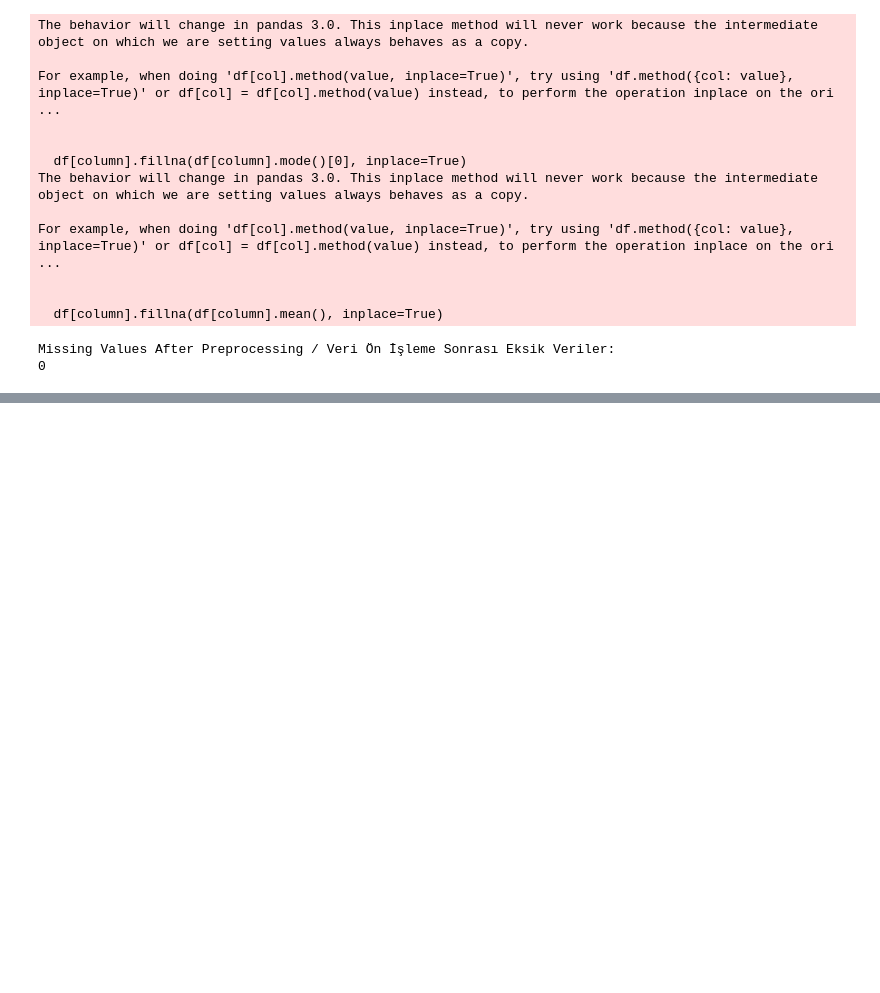
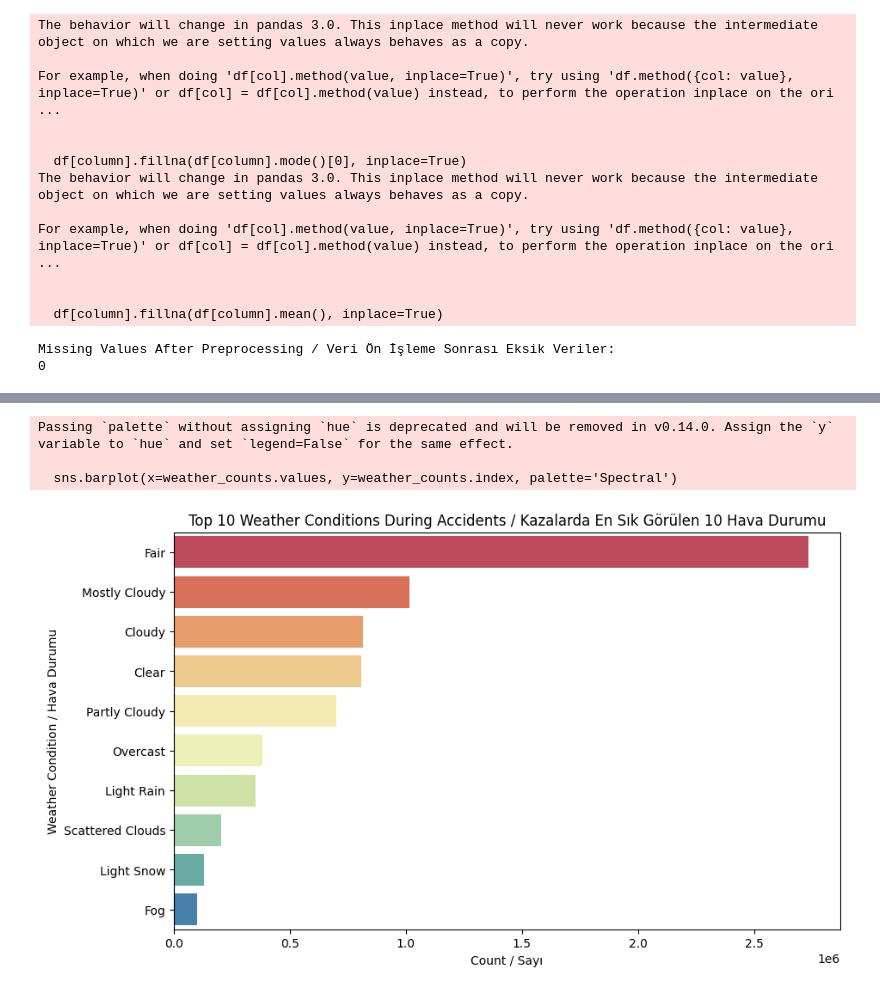
Before and after one commit to burakbasher/team12-Accident-Probability, a Jupyter notebook: DataMining.ipynb, the cells around one changed output, grey strips where cells are left out. Saved outputs shown, nothing was run; the diff lists cells and outputs as text; code cells hidden in the pictures; blank space fills up the shorter version.

```diff
--- a/DataMining.ipynb
+++ b/DataMining.ipynb
@@ -191,0 +234,15 @@ Missing Values After Preprocessing / Veri Ön İşleme Sonrası Eksik Veriler:
+# %%
+# Analyze accidents based on weather conditions
+# Hava koşullarına göre kazaları analiz edin
+weather_counts = df['Weather_Condition'].value_counts().head(10)  # Top 10 weather conditions / İlk 10 hava durumu
+plt.figure(figsize=(10, 6))
+sns.barplot(x=weather_counts.values, y=weather_counts.index, palette='Spectral')
+plt.title('Top 10 Weather Conditions During Accidents / Kazalarda En Sık Görülen 10 Hava Durumu')
+plt.xlabel('Count / Sayı')
+plt.ylabel('Weather Condition / Hava Durumu')
+plt.show()
+# %% [output]
+Passing `palette` without assigning `hue` is deprecated and will be removed in v0.14.0. Assign the `y` variable to `hue` and set `legend=False` for the same effect.
+
+  sns.barplot(x=weather_counts.values, y=weather_counts.index, palette='Spectral')
+[figure, added]
```
Also changed, not shown: parts of 5 cells of this notebook.
